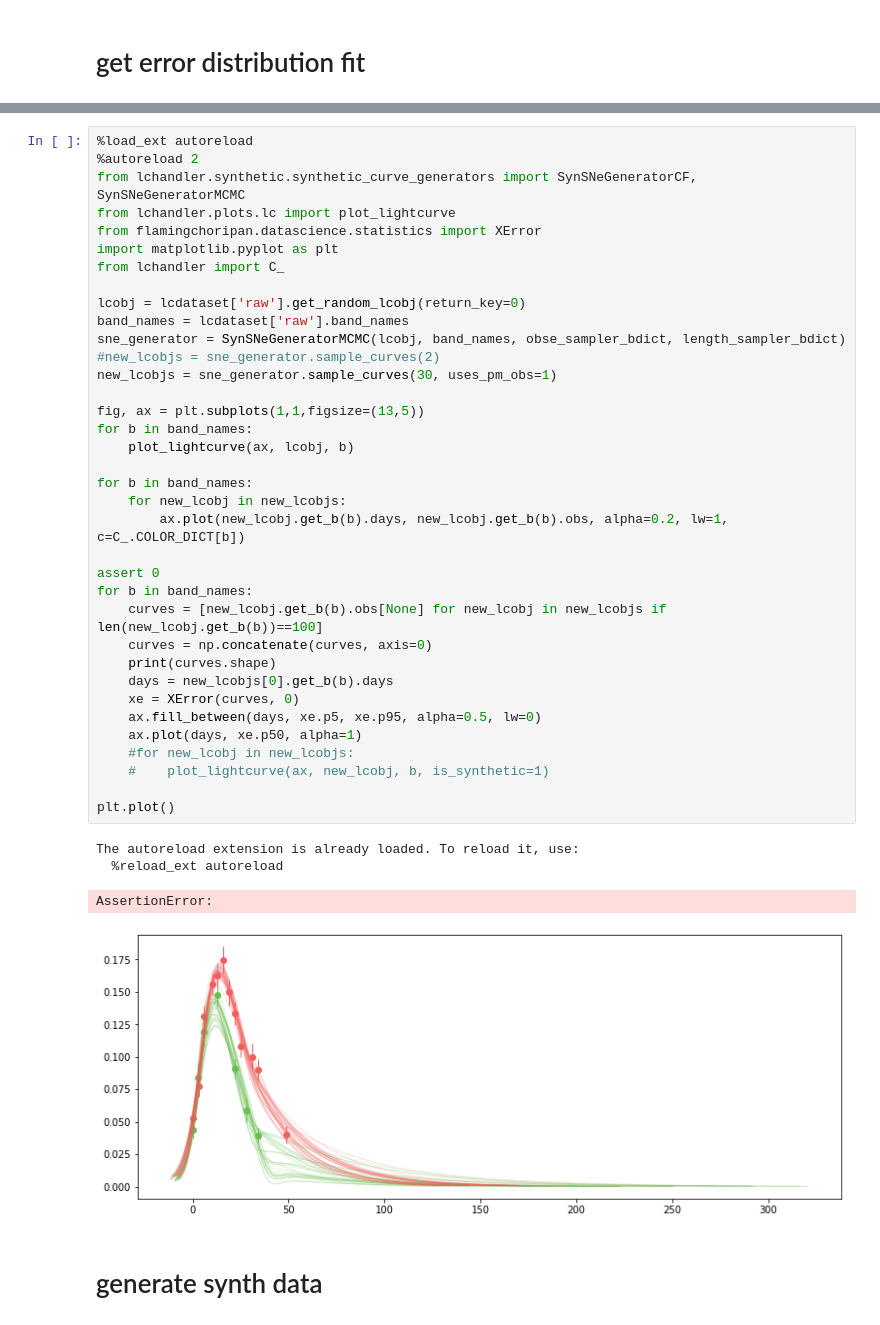
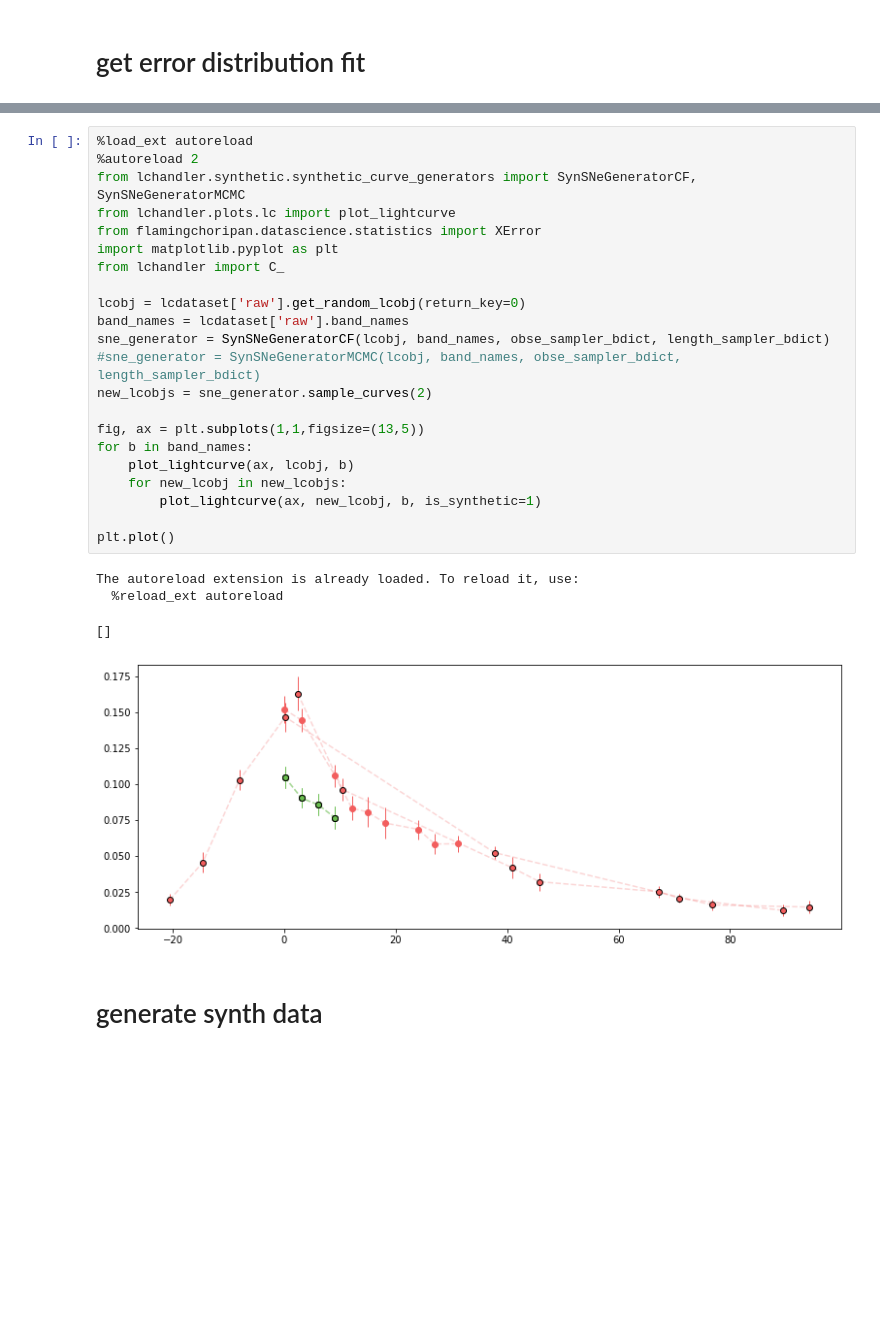
Before and after one commit to oscarpimentel/astro-lightcurves-handler, a Jupyter notebook: experiments/notebooks/create_parametric_model_dataset.ipynb, the cells around one changed output, grey strips where cells are left out. Saved outputs shown, nothing was run; the diff lists cells and outputs as text; blank space fills up the shorter version.

```diff
--- a/experiments/notebooks/create_parametric_model_dataset.ipynb
+++ b/experiments/notebooks/create_parametric_model_dataset.ipynb
@@ -91,43 +139,29 @@ The autoreload extension is already loaded. To reload it, use:
 # %%
 %load_ext autoreload
 %autoreload 2
 from lchandler.synthetic.synthetic_curve_generators import SynSNeGeneratorCF, SynSNeGeneratorMCMC
 from lchandler.plots.lc import plot_lightcurve
 from flamingchoripan.datascience.statistics import XError
 import matplotlib.pyplot as plt
 from lchandler import C_
 
 lcobj = lcdataset['raw'].get_random_lcobj(return_key=0)
 band_names = lcdataset['raw'].band_names
-sne_generator = SynSNeGeneratorMCMC(lcobj, band_names, obse_sampler_bdict, length_sampler_bdict)
-#new_lcobjs = sne_generator.sample_curves(2)
-new_lcobjs = sne_generator.sample_curves(30, uses_pm_obs=1)
+sne_generator = SynSNeGeneratorCF(lcobj, band_names, obse_sampler_bdict, length_sampler_bdict)
+#sne_generator = SynSNeGeneratorMCMC(lcobj, band_names, obse_sampler_bdict, length_sampler_bdict)
+new_lcobjs = sne_generator.sample_curves(2)
 
 fig, ax = plt.subplots(1,1,figsize=(13,5))
 for b in band_names:
     plot_lightcurve(ax, lcobj, b)
-
-for b in band_names:
     for new_lcobj in new_lcobjs:
-        ax.plot(new_lcobj.get_b(b).days, new_lcobj.get_b(b).obs, alpha=0.2, lw=1, c=C_.COLOR_DICT[b])
-
-assert 0
-for b in band_names:
-    curves = [new_lcobj.get_b(b).obs[None] for new_lcobj in new_lcobjs if len(new_lcobj.get_b(b))==100]
-    curves = np.concatenate(curves, axis=0)
-    print(curves.shape)
-    days = new_lcobjs[0].get_b(b).days
-    xe = XError(curves, 0)
-    ax.fill_between(days, xe.p5, xe.p95, alpha=0.5, lw=0)
-    ax.plot(days, xe.p50, alpha=1)
-    #for new_lcobj in new_lcobjs:
-    #    plot_lightcurve(ax, new_lcobj, b, is_synthetic=1)
+        plot_lightcurve(ax, new_lcobj, b, is_synthetic=1)
 
 plt.plot()
 # %% [output]
 The autoreload extension is already loaded. To reload it, use:
   %reload_ext autoreload
-AssertionError:
+[]
-[figure, old version]
+[figure, new version]
 # %% [markdown]
 # generate synth data
```
Also changed, not shown: parts of 8 cells of this notebook, 10 other files.
